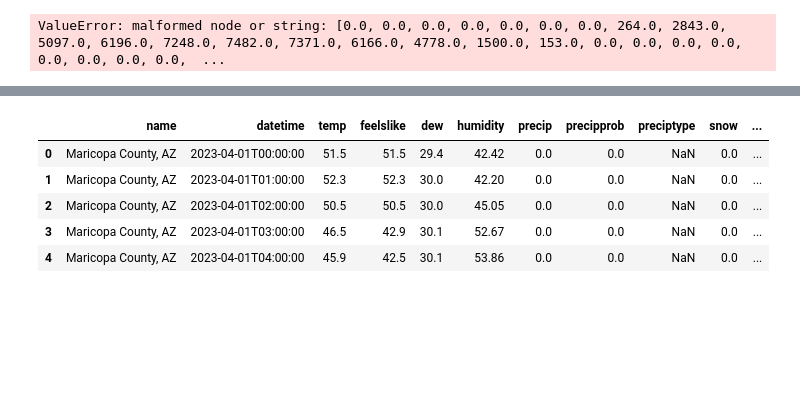
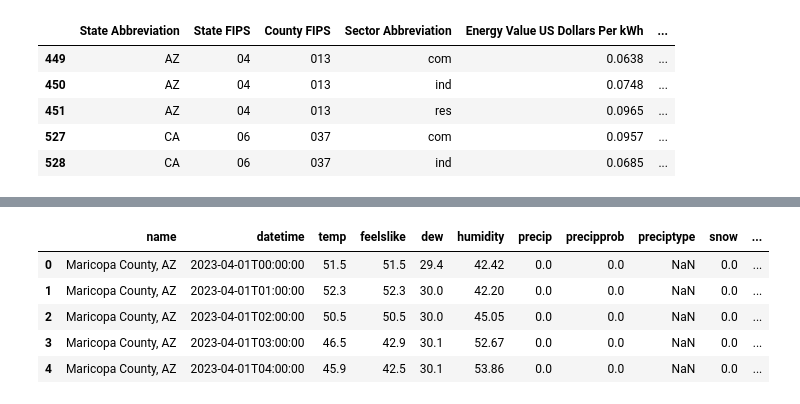
Before and after one commit to Urkchar/Solar-Weather, a Jupyter notebook: main.ipynb, the cells around one changed output, grey strips where cells are left out. Saved outputs shown, nothing was run; the diff lists cells and outputs as text; code cells hidden in the pictures; blank space fills up the shorter version.

Commit message:
Cleaned, formatted, filtered data

```diff
--- a/main.ipynb
+++ b/main.ipynb
@@ -58,3 +42,0 @@ dtype: object
-# %%
-nrel["full_fips"] = nrel["state_fips"] + nrel["county_fips"]
-nrel["full_fips"]
@@ -77,0 +43,3 @@ dict_values(['04013', '06037', '12025', '36047', '53033', '17031', '32003', '482
+# %%
+nrel["Full FIPS"] = nrel["State FIPS"] + nrel["County FIPS"]
+nrel["Full FIPS"]
@@ -78,3 +59,2 @@ dict_values(['04013', '06037', '12025', '36047', '53033', '17031', '32003', '482
 # %%
-nrel = nrel[nrel["full_fips"].isin(full_fips.values())]
-nrel.head()
+nrel = nrel[nrel["Full FIPS"].isin(full_fips.keys())]
@@ -196,0 +61,3 @@ AttributeError: 'Series' object has no attribute 'join'
+# %%
+nrel["County"] = nrel["Full FIPS"].apply(lambda x: full_fips[x])
+nrel["County"]
@@ -197,12 +82,11 @@ AttributeError: 'Series' object has no attribute 'join'
 # %%
 # Divide hourly_capacity_factor by hourly_capacity_value_scalar to render generation in the correct unit (kWh/kW)
-nrel["real_generation"] = pd.DataFrame(grouped)["hourly_capacity_factor"].apply(lambda x: ast.literal_eval(x))
-
-def func(row):
-    # print(row)
-    return [hour / row["hourly_capacity_factor_scalar"] for hour in ast.literal_eval(row["hourly_capacity_factor"])]
-
-nrel["real_generation"] = nrel.apply(func, axis=1)
+nrel["Real Generation"] = nrel.apply(lambda row: [hour / row["Hourly Capacity Factor Scalar"] for hour in ast.literal_eval(row["Hourly Capacity Factor"])], axis=1)
 nrel.head()
 # %% [output]
-ValueError: malformed node or string: [0.0, 0.0, 0.0, 0.0, 0.0, 0.0, 0.0, 264.0, 2843.0, 5097.0, 6196.0, 7248.0, 7482.0, 7371.0, 6166.0, 4778.0, 1500.0, 153.0, 0.0, 0.0, 0.0, 0.0, 0.0, 0.0, 0.0, 0.0,  ...
+|  | State Abbreviation | State FIPS | County FIPS | Sector Abbreviation | Energy Value US Dollars Per kWh | ... |
+| 449 | AZ | 04 | 013 | com | 0.0638 | ... |
+| 450 | AZ | 04 | 013 | ind | 0.0748 | ... |
+| 451 | AZ | 04 | 013 | res | 0.0965 | ... |
+| 527 | CA | 06 | 037 | com | 0.0957 | ... |
+| 528 | CA | 06 | 037 | ind | 0.0685 | ... |
```
Also changed, not shown: parts of 49 cells of this notebook.
